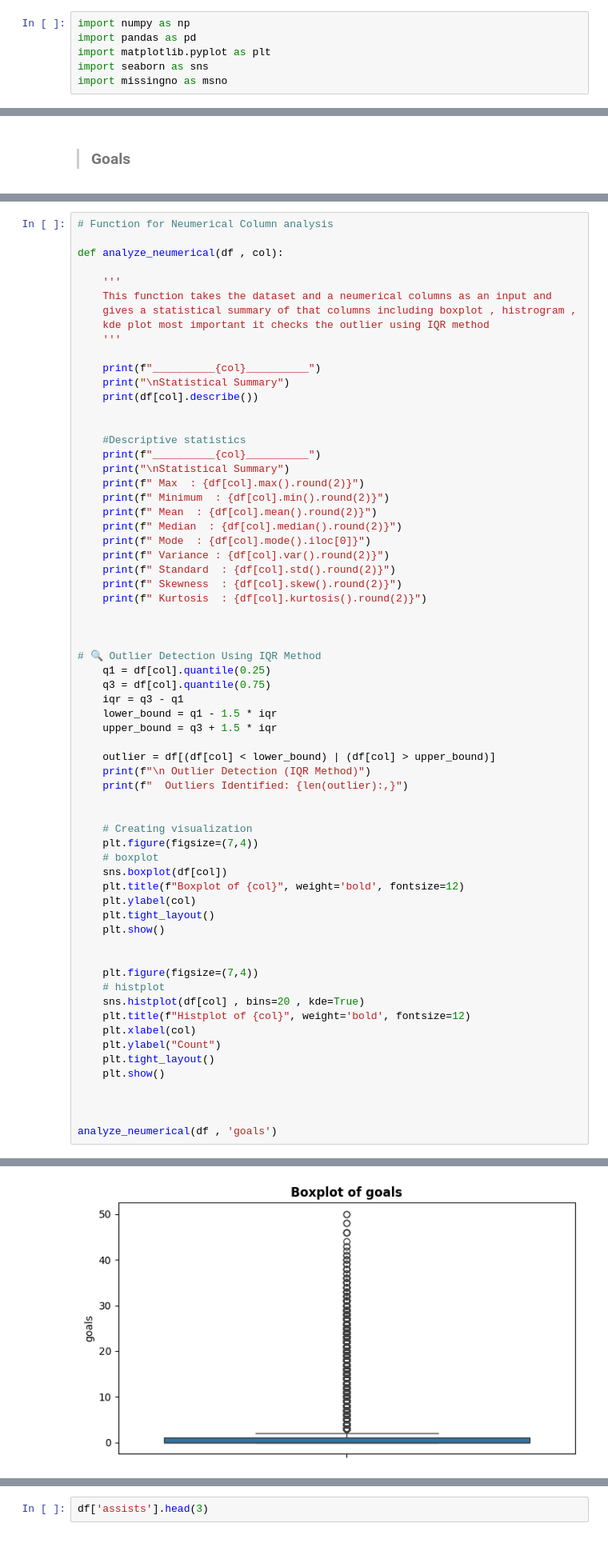
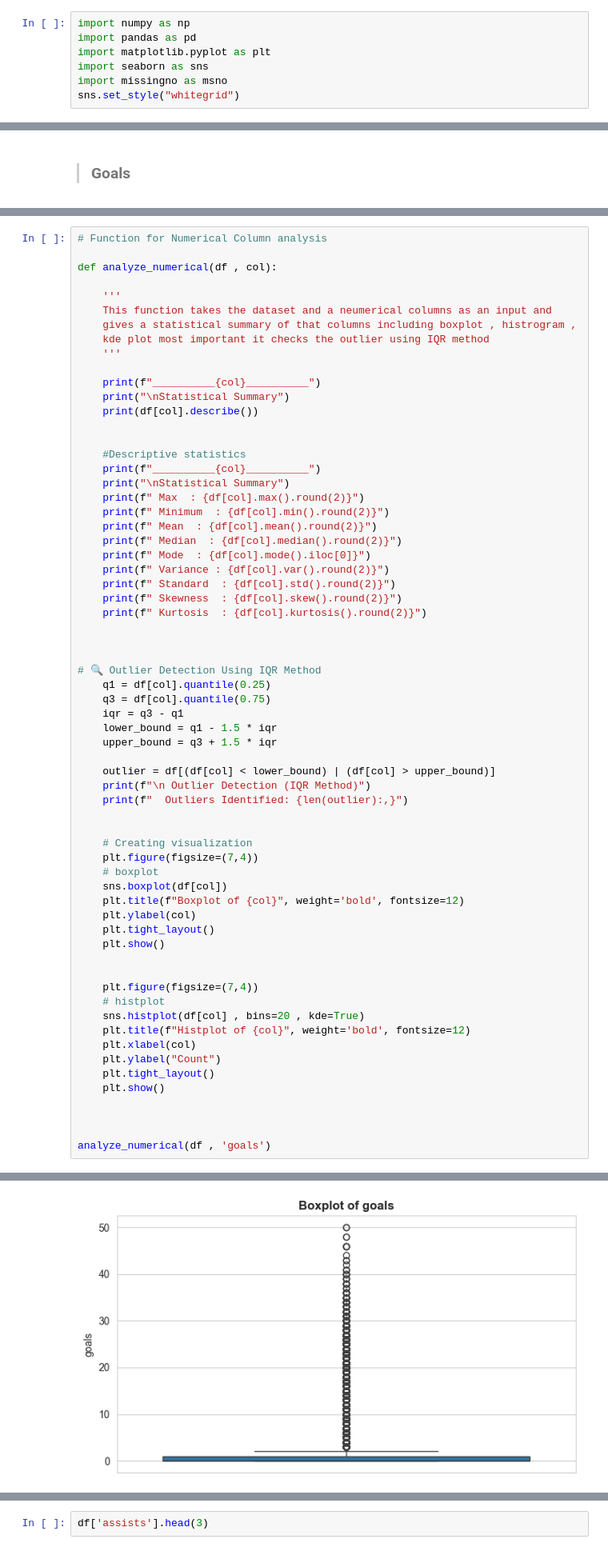
Before and after one commit to ariyan378/Football-Data_Analysis, a Jupyter notebook: Football.ipynb, the cells around one changed output, grey strips where cells are left out. Shown at 80% size. Drawn from its saved outputs; the diff is of its cells as text.

```diff
--- a/Football.ipynb
+++ b/Football.ipynb
@@ -63,6 +63,7 @@ import pandas as pd
 import matplotlib.pyplot as plt
 import seaborn as sns
 import missingno as msno
+sns.set_style("whitegrid")
 # %%
 df = pd.read_csv("player_performances.csv")
 df.head(1)
@@ -426,8 +427,8 @@ df['goals'].sample(5)
 Name: goals, dtype: float64
 # %%
-# Function for Neumerical Column analysis
+# Function for Numerical Column analysis
 
-def analyze_neumerical(df , col):
+def analyze_numerical(df , col):
 
     '''
     This function takes the dataset and a neumerical columns as an input and
@@ -479,32 +480,32 @@ def analyze_neumerical(df , col):
 
     plt.figure(figsize=(7,4))
     # histplot
     sns.histplot(df[col] , bins=20 , kde=True)
     plt.title(f"Histplot of {col}", weight='bold', fontsize=12)
     plt.xlabel(col)
     plt.ylabel("Count")
     plt.tight_layout()
     plt.show()
 
 
 
-analyze_neumerical(df , 'goals')
+analyze_numerical(df , 'goals')
 # %% [output]
 __________goals__________
 
 Statistical Summary
 count    1.878719e+06
 mean     8.826355e-01
 std      2.212348e+00
 min      0.000000e+00
 25%      0.000000e+00
 50%      0.000000e+00
 75%      1.000000e+00
 max      5.000000e+01
 Name: goals, dtype: float64
 ... (11 lines left out)
  Kurtosis  : 32.39
 
  Outlier Detection (IQR Method)
   Outliers Identified: 197,491
-[figure, old version]
+[figure, new version]
```
Also changed, not shown: parts of 39 cells of this notebook.
